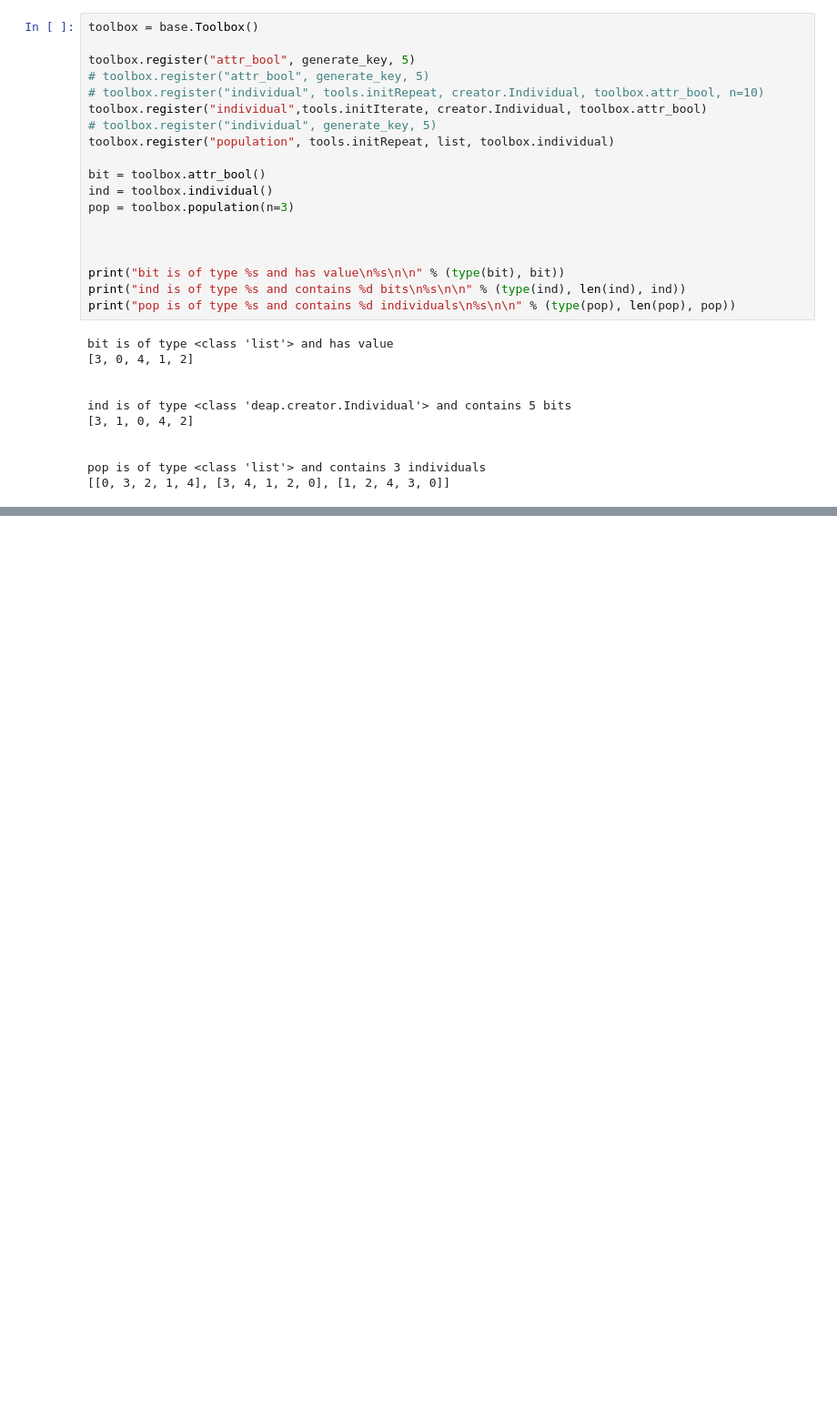
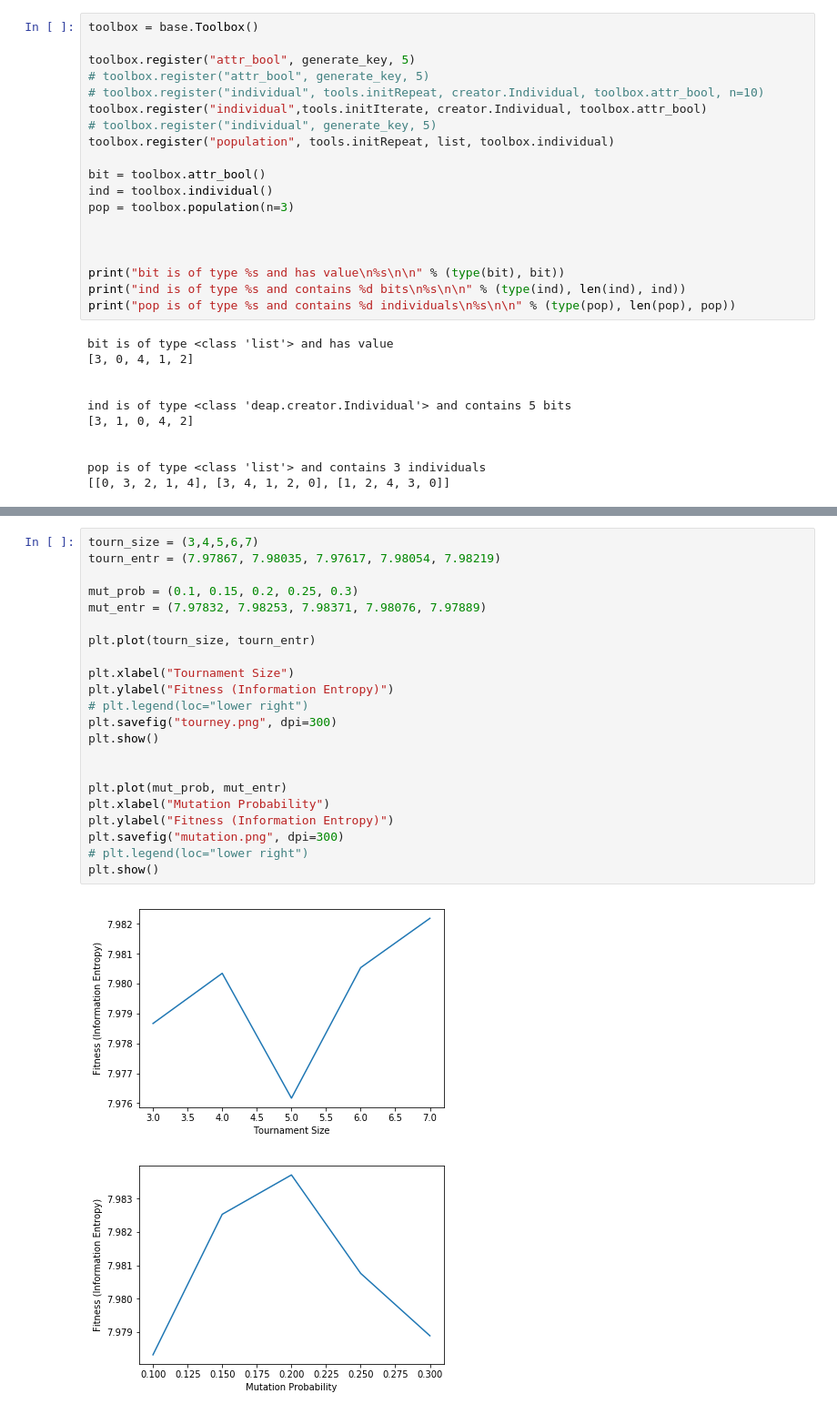
Before and after one commit to grimtims/ImageEntropyGA, a Jupyter notebook: ImageEntropyGA.ipynb, the cells around one changed output, grey strips where cells are left out. Shown at 91% size. Drawn from its saved outputs; the diff is of its cells as text; blank space fills up the shorter version.

```diff
--- a/ImageEntropyGA.ipynb
+++ b/ImageEntropyGA.ipynb
@@ -516,0 +517,25 @@ with fitness: (7.980083962036296, 0.002499749353349371)
+# %%
+tourn_size = (3,4,5,6,7)
+tourn_entr = (7.97867, 7.98035, 7.97617, 7.98054, 7.98219)
+
+mut_prob = (0.1, 0.15, 0.2, 0.25, 0.3)
+mut_entr = (7.97832, 7.98253, 7.98371, 7.98076, 7.97889)
+
+plt.plot(tourn_size, tourn_entr)
+
+plt.xlabel("Tournament Size")
+plt.ylabel("Fitness (Information Entropy)")
+# plt.legend(loc="lower right")
+plt.savefig("tourney.png", dpi=300)
+plt.show()
+
+
+plt.plot(mut_prob, mut_entr)
+plt.xlabel("Mutation Probability")
+plt.ylabel("Fitness (Information Entropy)")
+plt.savefig("mutation.png", dpi=300)
+# plt.legend(loc="lower right")
+plt.show()
+# %% [output]
+[figure, added]
+[figure, added]
```
Also changed, not shown: parts of 1 cell of this notebook, 4 other files.
